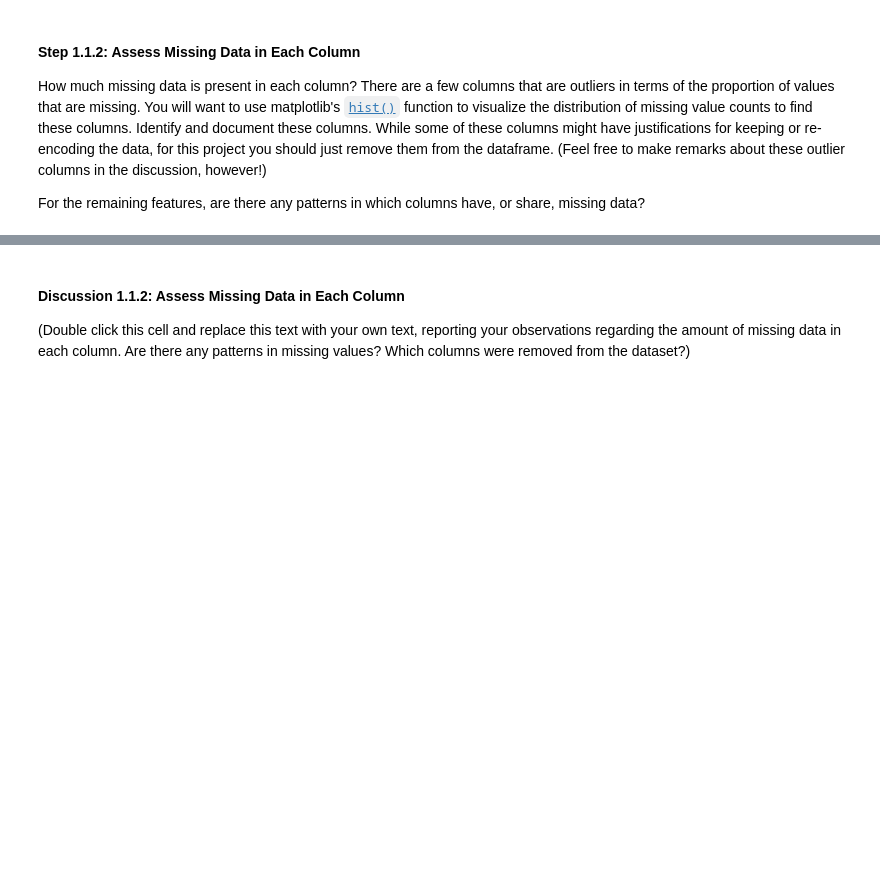
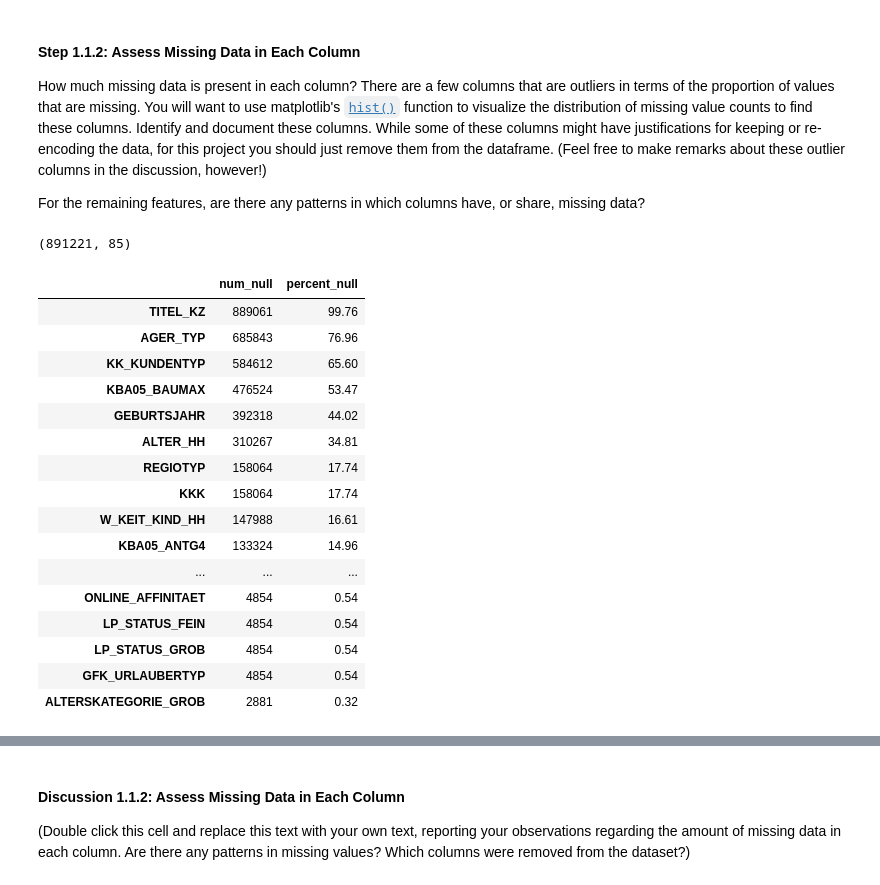
Before and after one commit to marooned20/identify-customer-segments, a Jupyter notebook: Identify_Customer_Segments.ipynb, the cells around one changed output, grey strips where cells are left out. Saved outputs shown, nothing was run; the diff lists cells and outputs as text; code cells hidden in the pictures; blank space fills up the shorter version.

```diff
--- a/Identify_Customer_Segments.ipynb
+++ b/Identify_Customer_Segments.ipynb
@@ -214,0 +144,32 @@ For the remaining features, are there any patterns in which columns have, or sha
+# %%
+azdias.shape
+# %% [output]
+(891221, 85)
+# %%
+# create dataframe for null values
+null_vals = pd.DataFrame(azdias.isnull().sum().sort_values(ascending=False), columns=['num_null'])
+
+# compute percentage relative to dataset
+null_vals['percent_null'] = null_vals.num_null.apply(lambda x: x*100/azdias.shape[0])
+
+# filter columns where number is greater than zero
+null_vals = null_vals[null_vals.num_null > 0]
+null_vals
+# %% [output]
+|  | num_null | percent_null |
+| TITEL_KZ | 889061 | 99.76 |
+| AGER_TYP | 685843 | 76.96 |
+| KK_KUNDENTYP | 584612 | 65.60 |
+| KBA05_BAUMAX | 476524 | 53.47 |
+| GEBURTSJAHR | 392318 | 44.02 |
+| ALTER_HH | 310267 | 34.81 |
+| REGIOTYP | 158064 | 17.74 |
+| KKK | 158064 | 17.74 |
+| W_KEIT_KIND_HH | 147988 | 16.61 |
+| KBA05_ANTG4 | 133324 | 14.96 |
+| ... | ... | ... |
+| ONLINE_AFFINITAET | 4854 | 0.54 |
+| LP_STATUS_FEIN | 4854 | 0.54 |
+| LP_STATUS_GROB | 4854 | 0.54 |
+| GFK_URLAUBERTYP | 4854 | 0.54 |
+| ALTERSKATEGORIE_GROB | 2881 | 0.32 |
```
Also changed, not shown: parts of 27 cells of this notebook.
